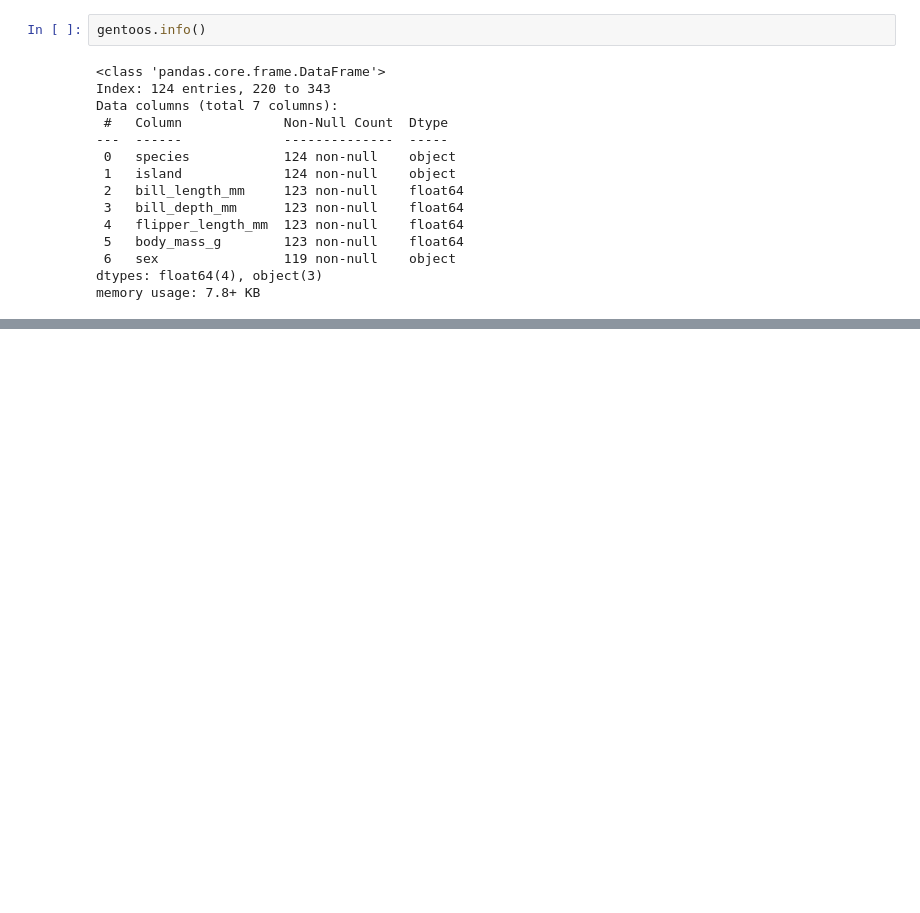
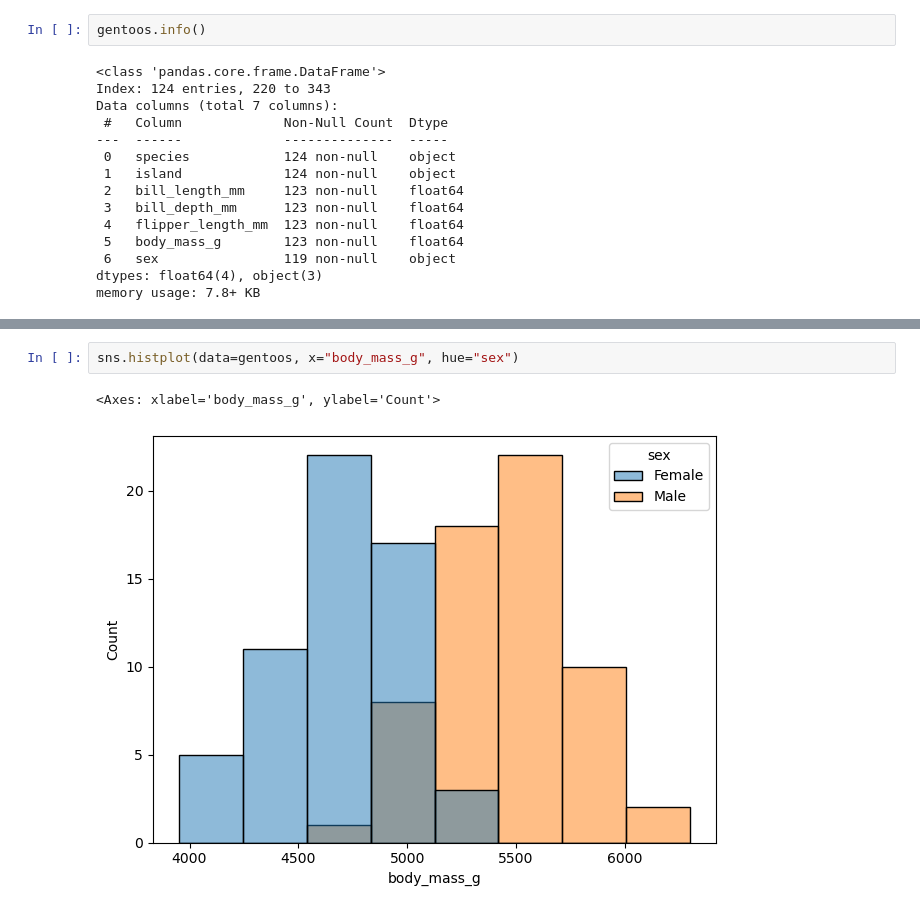
Before and after one commit to JScarry/MLAS_project, a Jupyter notebook: Task3.ipynb, the cells around one changed output, grey strips where cells are left out. Drawn from its saved outputs; the diff is of its cells as text; blank space fills up the shorter version.

```diff
--- a/Task3.ipynb
+++ b/Task3.ipynb
@@ -343,0 +310,5 @@ body_mass_gentoos_female_mean
+# %%
+sns.histplot(data=gentoos, x="body_mass_g", hue="sex")
+# %% [output]
+<Axes: xlabel='body_mass_g', ylabel='Count'>
+[figure, added]
```
Also changed, not shown: parts of 35 cells of this notebook.
